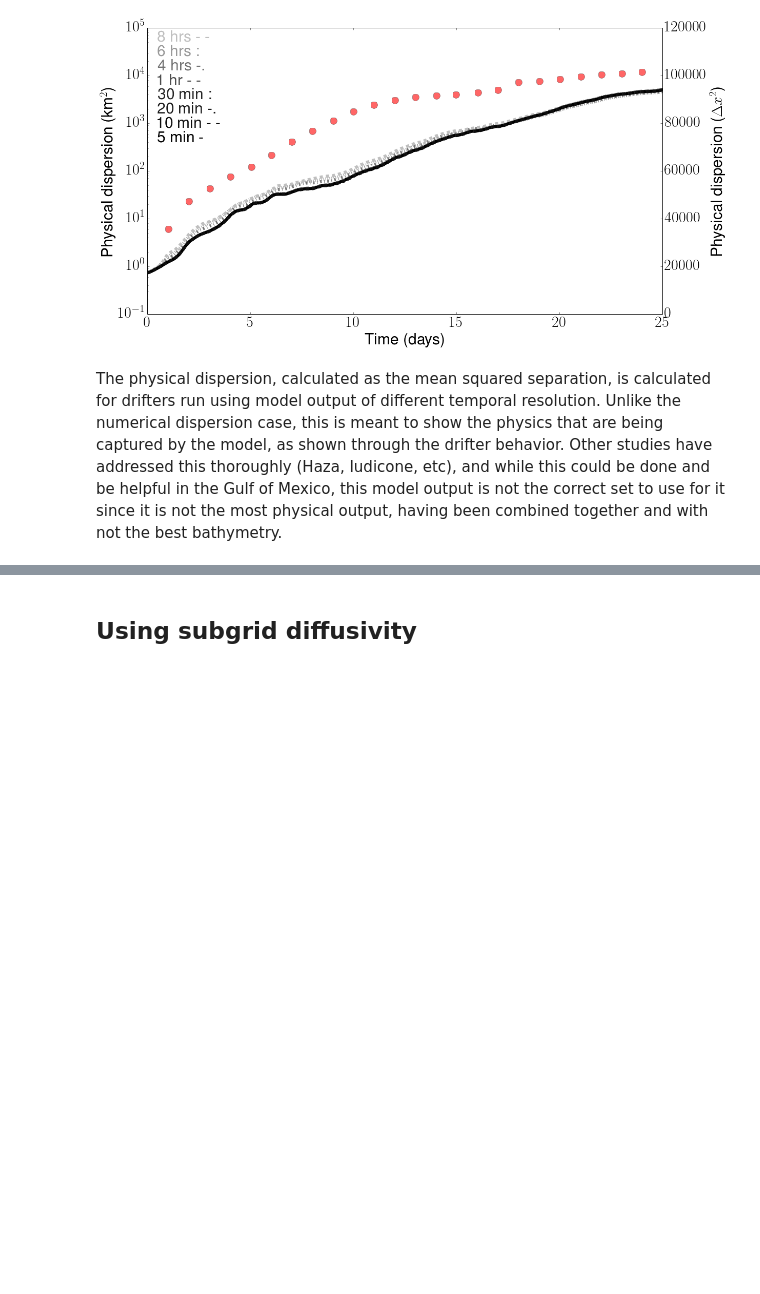
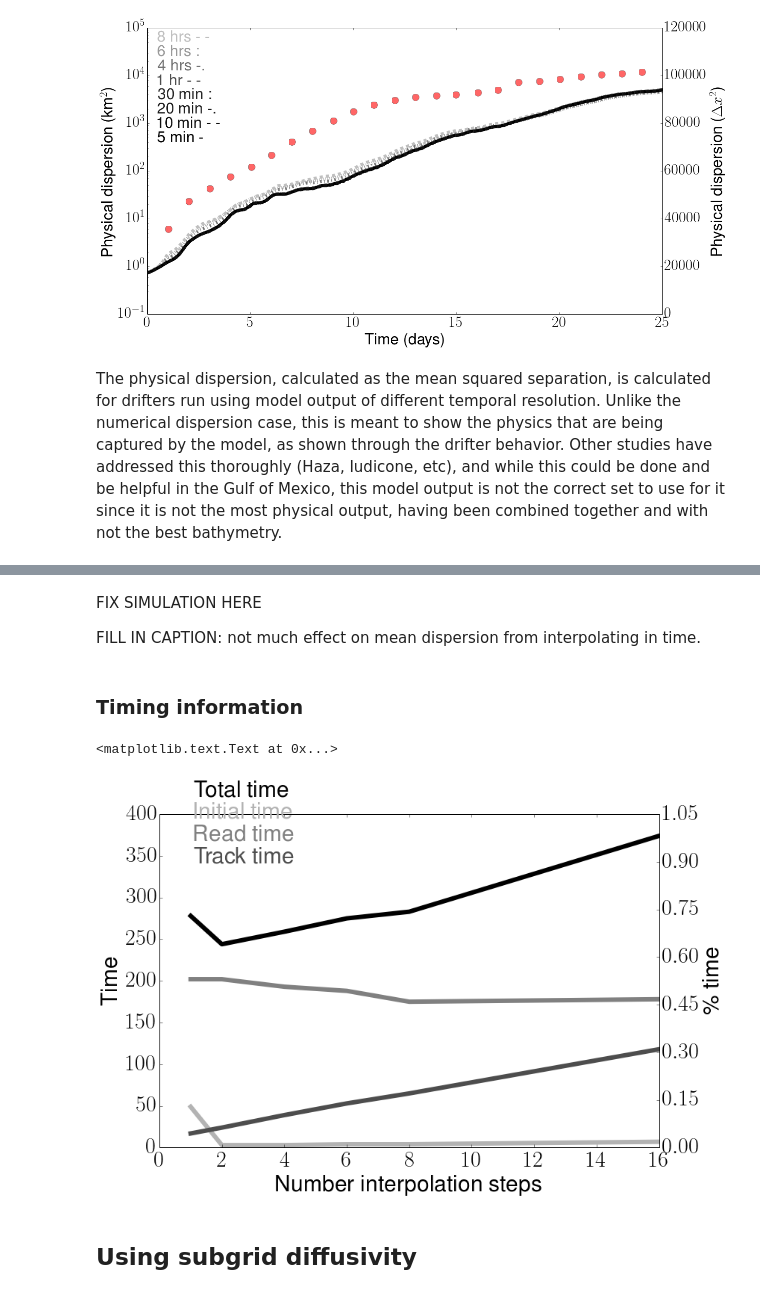
Before and after one commit to kthyng/time_res, a Jupyter notebook: time_res.ipynb, the cells around one changed output, grey strips where cells are left out. Saved outputs shown, nothing was run; the diff lists cells and outputs as text; code cells hidden in the pictures; blank space fills up the shorter version.

```diff
--- a/time_res.ipynb
+++ b/time_res.ipynb
@@ -340,3 +402,66 @@ We can linearly interpolate the model output between outputs and increase the ef
+# %% [markdown]
+FIX SIMULATION HERE
+
+FILL IN CAPTION: not much effect on mean dispersion from interpolating in time.
+# %% [markdown]
+### Timing information
+# %%
+# Aggregrate some times for running on 4-hourly output for different interpolation steps in time.
+fig = figure(figsize(12,8))
+ax1 = fig.add_subplot(111)
+nsteps = np.array([1,
+                   2,
+                   4,
+                   6,
+                   8,
+                   16])
+t_total = np.array([278.,
+                    244.,
+                    259.,
+                    275.,
+                    283.,
+                    374.])
+t_initial = np.array([49.,
+                      3.,
+                      3.,
+                      4.,
+                      4.,
+                      7.])
+t_read = np.array([202.,
+                   202.,
+                   193.,
+                   188.,
+                   175.,
+                   178.])
+t_tracmass = np.array([17.,
+                       24.,
+                       39.,
+                       53.,
+                       65.,
+                       118.])
+
+plot(nsteps, t_total, '0.0', nsteps, t_initial, '0.7', nsteps, t_read, '0.5', nsteps, t_tracmass, '0.3', linewidth=6)
+
+# Second y axis
+ax1.set_ylabel('Time'); xlabel('Number interpolation steps')
+ax2 = ax1.twinx()
+ticks = ax1.get_yticks()
+locator = ticker.MaxNLocator(7) # if you want no more than 7 contours
+locator.create_dummy_axis()
+locator.set_bounds(ticks.min(),1)#ticks.max())
+levs = locator()
+ax2.set_yticks(levs)
+ax2.set_xlabel('Time (days)')
+ax2.set_ylabel('\% time')
+
+
+text(0.015, 0.93, 'Total time', color='0.0', transform = ax.transAxes)
+text(0.015, 0.87, 'Initial time', color='0.7', transform = ax.transAxes)
+text(0.015, 0.81, 'Read time', color='0.5', transform = ax.transAxes)
+text(0.015, 0.75, 'Track time', color='0.3', transform = ax.transAxes)
+# %% [output]
+<matplotlib.text.Text at 0x...>
+[figure, added]
 # %% [markdown]
 ## Using subgrid diffusivity
 # %% [markdown]
```
Also changed, not shown: parts of 3 cells of this notebook.
